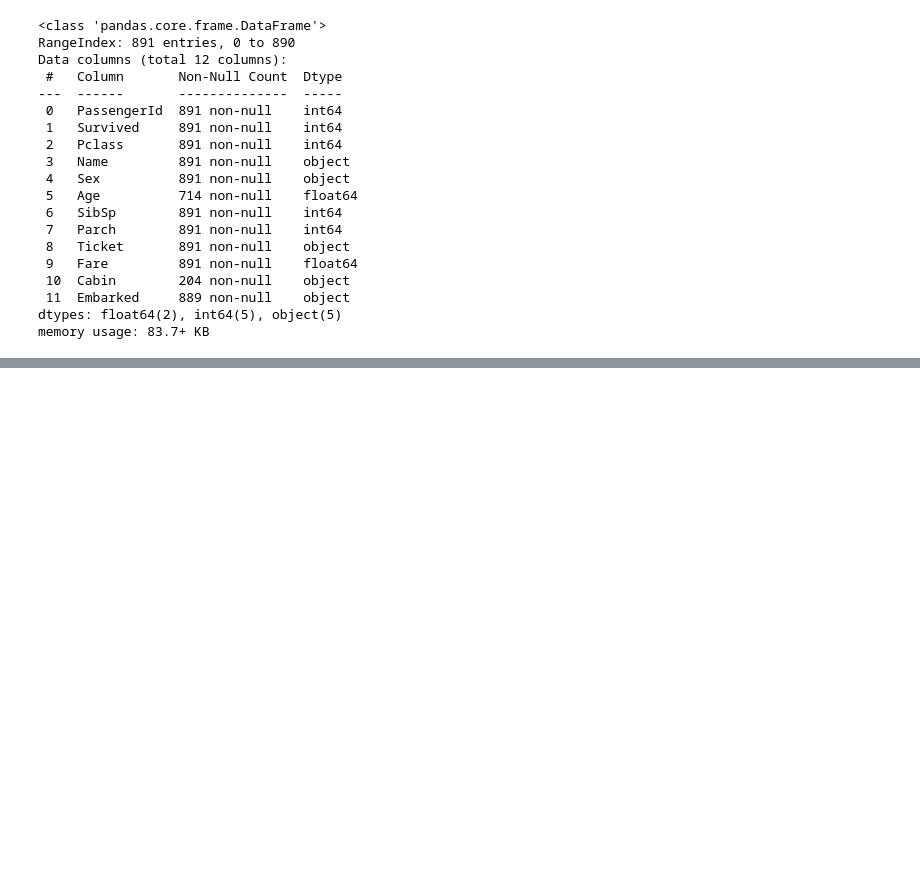
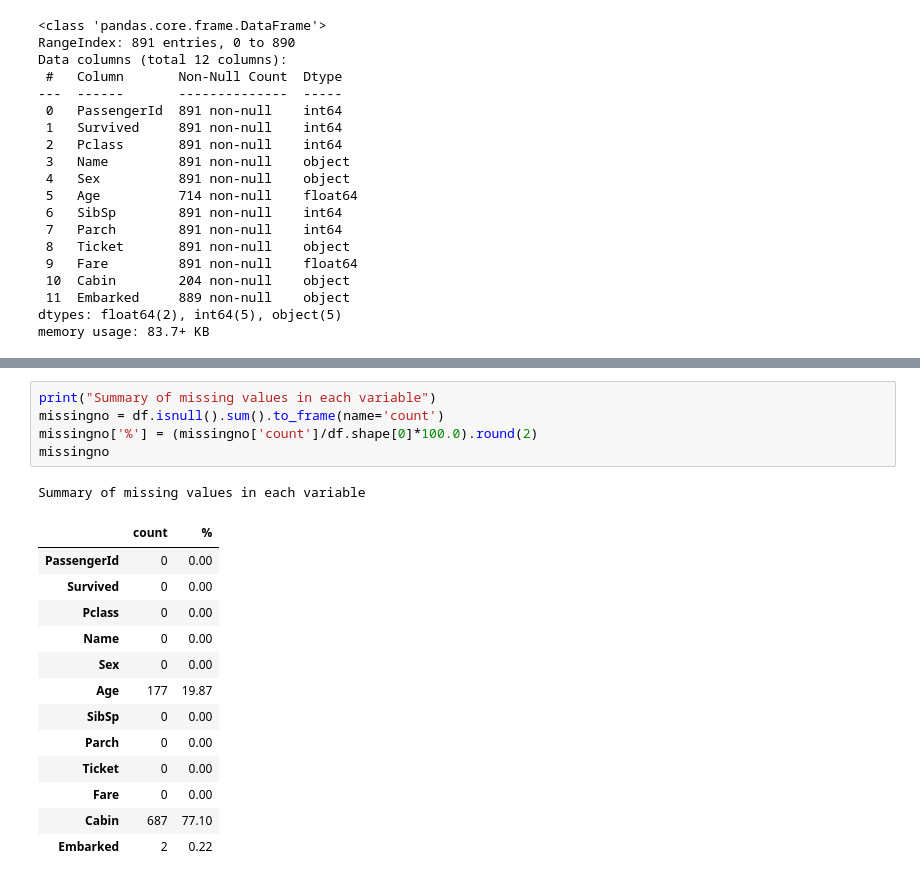
Before and after one commit to Moraw1993/Programowanie-SI, a Jupyter notebook: 5. Sklearn/titanic.ipynb, the cells around one changed output, grey strips where cells are left out. Drawn from its saved outputs; the diff is of its cells as text; blank space fills up the shorter version.

```diff
--- a/5. Sklearn/titanic.ipynb
+++ b/5. Sklearn/titanic.ipynb
@@ -206,0 +289,20 @@ This type we can divide to:
+# %%
+print("Summary of missing values in each variable")
+missingno = df.isnull().sum().to_frame(name='count')
+missingno['%'] = (missingno['count']/df.shape[0]*100.0).round(2)
+missingno
+# %% [output]
+Summary of missing values in each variable
+|  | count | % |
+| PassengerId | 0 | 0.00 |
+| Survived | 0 | 0.00 |
+| Pclass | 0 | 0.00 |
+| Name | 0 | 0.00 |
+| Sex | 0 | 0.00 |
+| Age | 177 | 19.87 |
+| SibSp | 0 | 0.00 |
+| Parch | 0 | 0.00 |
+| Ticket | 0 | 0.00 |
+| Fare | 0 | 0.00 |
+| Cabin | 687 | 77.10 |
+| Embarked | 2 | 0.22 |
```
Also changed, not shown: parts of 29 cells of this notebook.
